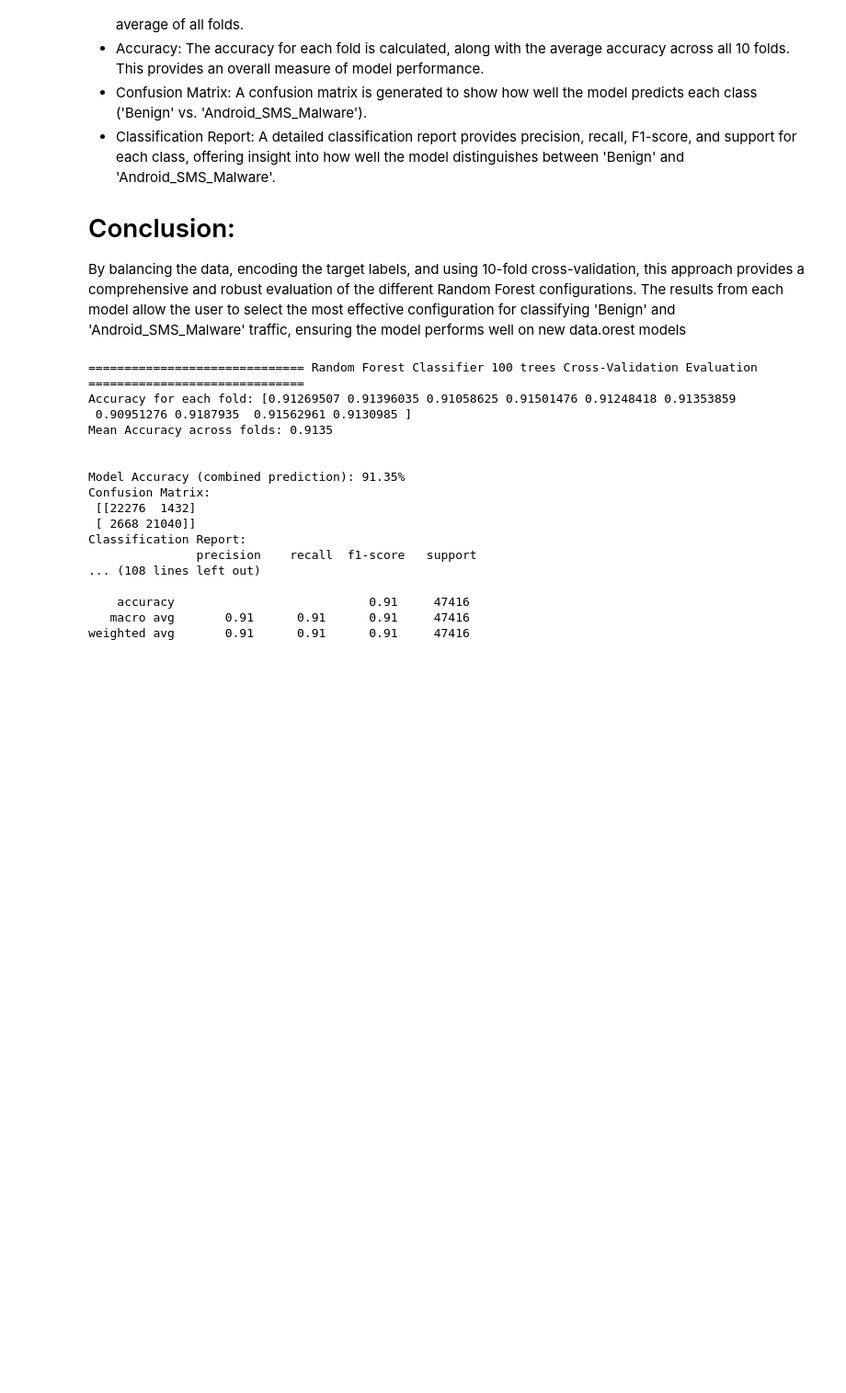
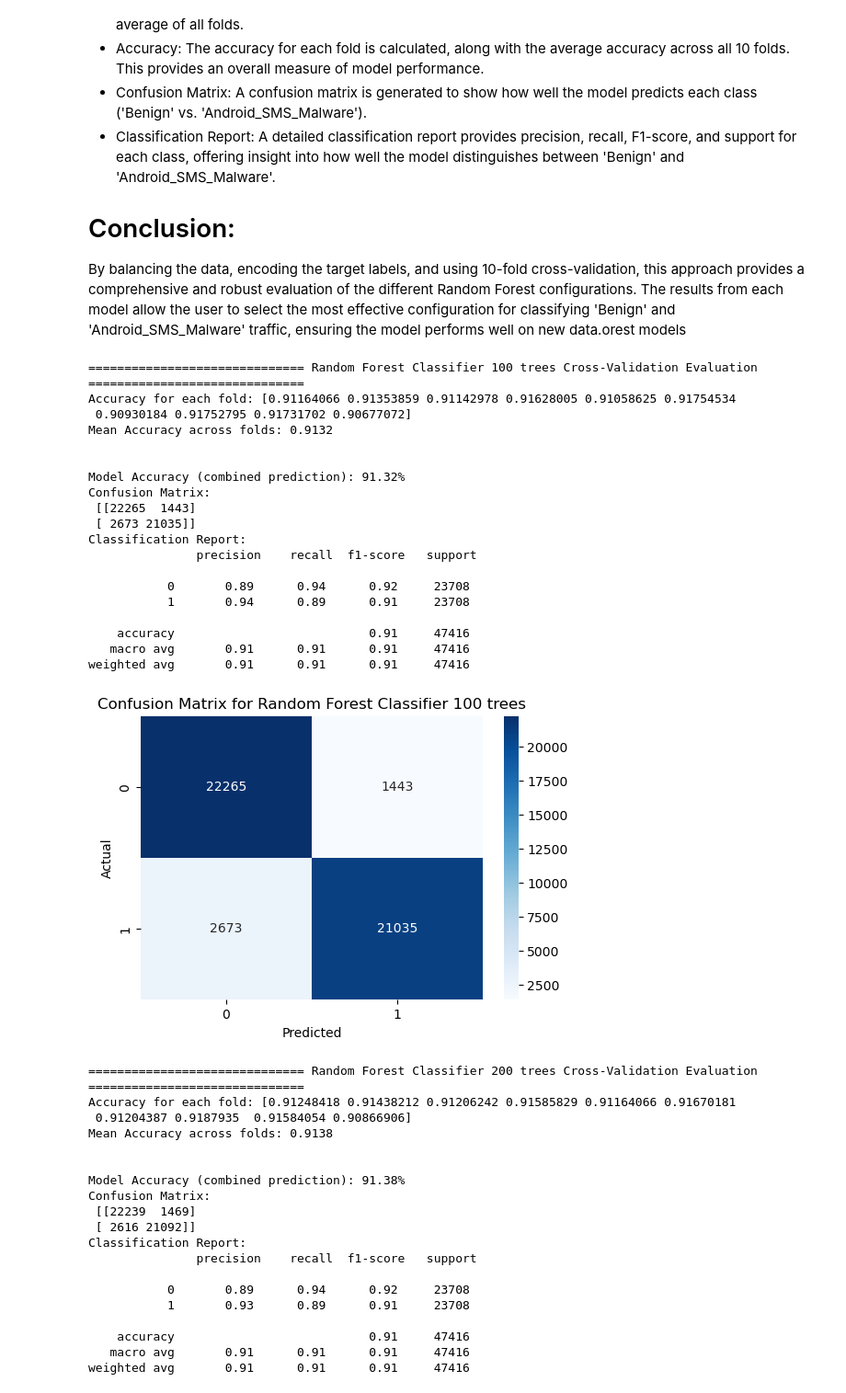
Before and after one commit to GraceLytle/CS597-CyberAI, a Jupyter notebook: notebooks/dataset_3/random_forest_decision_tree/random-forest-android-malware-prediction-with-ml-algorithms.ipynb, the cells around one changed output. Shown: that part at 92% size. Saved outputs shown, nothing was run; the diff lists cells and outputs as text; code cells hidden in the pictures; blank space fills up the shorter version.

Commit message:
Dataset #3 update adding confusion matrix graphs

```diff
--- a/notebooks/dataset_3/random_forest_decision_tree/random-forest-android-malware-prediction-with-ml-algorithms.ipynb
+++ b/notebooks/dataset_3/random_forest_decision_tree/random-forest-android-malware-prediction-with-ml-algorithms.ipynb
@@ -176,6 +176,13 @@ y = y.map({'Benign': 0, 'Android_SMS_Malware': 1})
 print(y.dtypes)  # It should print "int64" or similar to indicate discrete values
 # %% [output]
 int64
+# %%
+from sklearn.impute import SimpleImputer
+import numpy as np
+
+# Impute missing values in X_balanced (replace NaNs with the column mean)
+imputer = SimpleImputer(strategy='mean')  # You can also use 'median' or other strategies
+X_balanced_imputed = imputer.fit_transform(X_balanced)
 # %% [markdown]
 # Data Balancing:
 - Balancing Classes: Since class imbalance can negatively impact model performance, the balance_data function resamples the data to ensure both classes ('Benign' and 'Android_SMS_Malware') are equally represented. This step involves resampling the minority class (whichever has fewer samples) so that both classes have the same number of data points. After balancing, the data is shuffled to randomize the sample order.
@@ -260,38 +267,68 @@ def evaluate_model_cv(model, X, y, model_name):
     # Perform 10-fold cross-validation to get accuracy for each fold
     scores = cross_val_score(model, X, y, cv=10, scoring='accuracy', n_jobs=-1)
 
     # Print evaluation results
     print(f'============================== {model_name} Cross-Validation Evaluation ==============================')
 
    # Print accuracy for each fold and the mean accuracy
     print(f"Accuracy for each fold: {scores}")
     print(f"Mean Accuracy across folds: {np.mean(scores):.4f}")
     print("\n")
 
     # Print overall evaluation using combined cross-validation predictions
     print(f'Model Accuracy (combined prediction): {accuracy * 100:.2f}%')
     print('Confusion Matrix:\n', confusion_matrix_result)
     print('Classification Report:\n', classification)
     print()
 
+    # Plot confusion matrix using seaborn
+    plt.figure(figsize=(6, 4))
+    sns.heatmap(confusion_matrix_result, annot=True, fmt='d', cmap='Blues')
+    plt.ylabel('Actual')
+    plt.xlabel('Predicted')
+    plt.title(f'Confusion Matrix for {model_name}')
+    plt.show()
+
 # Step 12: Iterate through each Random Forest model and evaluate using cross-validation
 for model_name, model in models:
-    evaluate_model_cv(model, X_balanced, y_balanced, model_name)
+    evaluate_model_cv(model, X_balanced_imputed, y_balanced, model_name)
 # %% [output]
 ============================== Random Forest Classifier 100 trees Cross-Validation Evaluation ==============================
-Accuracy for each fold: [0.91269507 0.91396035 0.91058625 0.91501476 0.91248418 0.91353859
- 0.90951276 0.9187935  0.91562961 0.9130985 ]
-Mean Accuracy across folds: 0.9135
+Accuracy for each fold: [0.91164066 0.91353859 0.91142978 0.91628005 0.91058625 0.91754534
+ 0.90930184 0.91752795 0.91731702 0.90677072]
+Mean Accuracy across folds: 0.9132
 
 
-Model Accuracy (combined prediction): 91.35%
+Model Accuracy (combined prediction): 91.32%
 Confusion Matrix:
- [[22276  1432]
- [ 2668 21040]]
+ [[22265  1443]
+ [ 2673 21035]]
 Classification Report:
                precision    recall  f1-score   support
-... (108 lines left out)
+
+           0       0.89      0.94      0.92     23708
+           1       0.94      0.89      0.91     23708
 
     accuracy                           0.91     47416
    macro avg       0.91      0.91      0.91     47416
 weighted avg       0.91      0.91      0.91     47416
+[figure, added]
+============================== Random Forest Classifier 200 trees Cross-Validation Evaluation ==============================
+Accuracy for each fold: [0.91248418 0.91438212 0.91206242 0.91585829 0.91164066 0.91670181
+ 0.91204387 0.9187935  0.91584054 0.90866906]
+Mean Accuracy across folds: 0.9138
+
+
+Model Accuracy (combined prediction): 91.38%
+Confusion Matrix:
+ [[22239  1469]
+ [ 2616 21092]]
+Classification Report:
+               precision    recall  f1-score   support
+
+           0       0.89      0.94      0.92     23708
+           1       0.93      0.89      0.91     23708
+
+    accuracy                           0.91     47416
+   macro avg       0.91      0.91      0.91     47416
+weighted avg       0.91      0.91      0.91     47416
```
Also changed, not shown: parts of 3 cells of this notebook.
